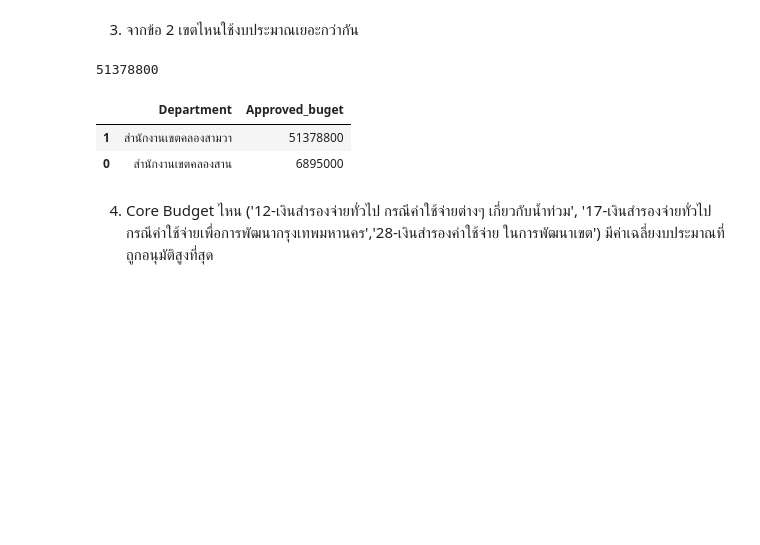
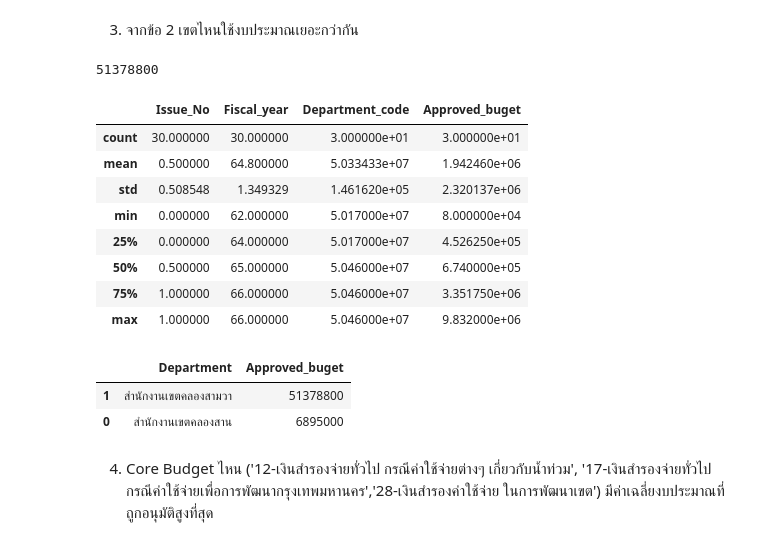
Before and after one commit to puttipongyy/python_dataviz2023, a Jupyter notebook: Pandas101.ipynb, the cells around one changed output. Cells and saved outputs as stored; diff of their text form; code cells hidden in the pictures; blank space fills up the shorter version.

```diff
--- a/Pandas101.ipynb
+++ b/Pandas101.ipynb
@@ -988,6 +496,18 @@ print(max(sarn_sum,samwa_sum))
 #co-op Thanatip
 # %% [output]
 51378800
+# %%
+data_q2.describe()
+# %% [output]
+|  | Issue_No | Fiscal_year | Department_code | Approved_buget |
+| count | 30.000000 | 30.000000 | 3.000000e+01 | 3.000000e+01 |
+| mean | 0.500000 | 64.800000 | 5.033433e+07 | 1.942460e+06 |
+| std | 0.508548 | 1.349329 | 1.461620e+05 | 2.320137e+06 |
+| min | 0.000000 | 62.000000 | 5.017000e+07 | 8.000000e+04 |
+| 25% | 0.000000 | 64.000000 | 5.017000e+07 | 4.526250e+05 |
+| 50% | 0.500000 | 65.000000 | 5.046000e+07 | 6.740000e+05 |
+| 75% | 1.000000 | 66.000000 | 5.046000e+07 | 3.351750e+06 |
+| max | 1.000000 | 66.000000 | 5.046000e+07 | 9.832000e+06 |
 # %%
 dfq3 = data_q2.groupby(['Department'], as_index=False)['Approved_buget'].sum().sort_values(by ='Approved_buget', ascending=False)
 #.groupby ใช้จัดกลุ่มที่มีข้อมูลใน column ที่ตรงกัน
```
Also changed, not shown: parts of 113 cells of this notebook.
